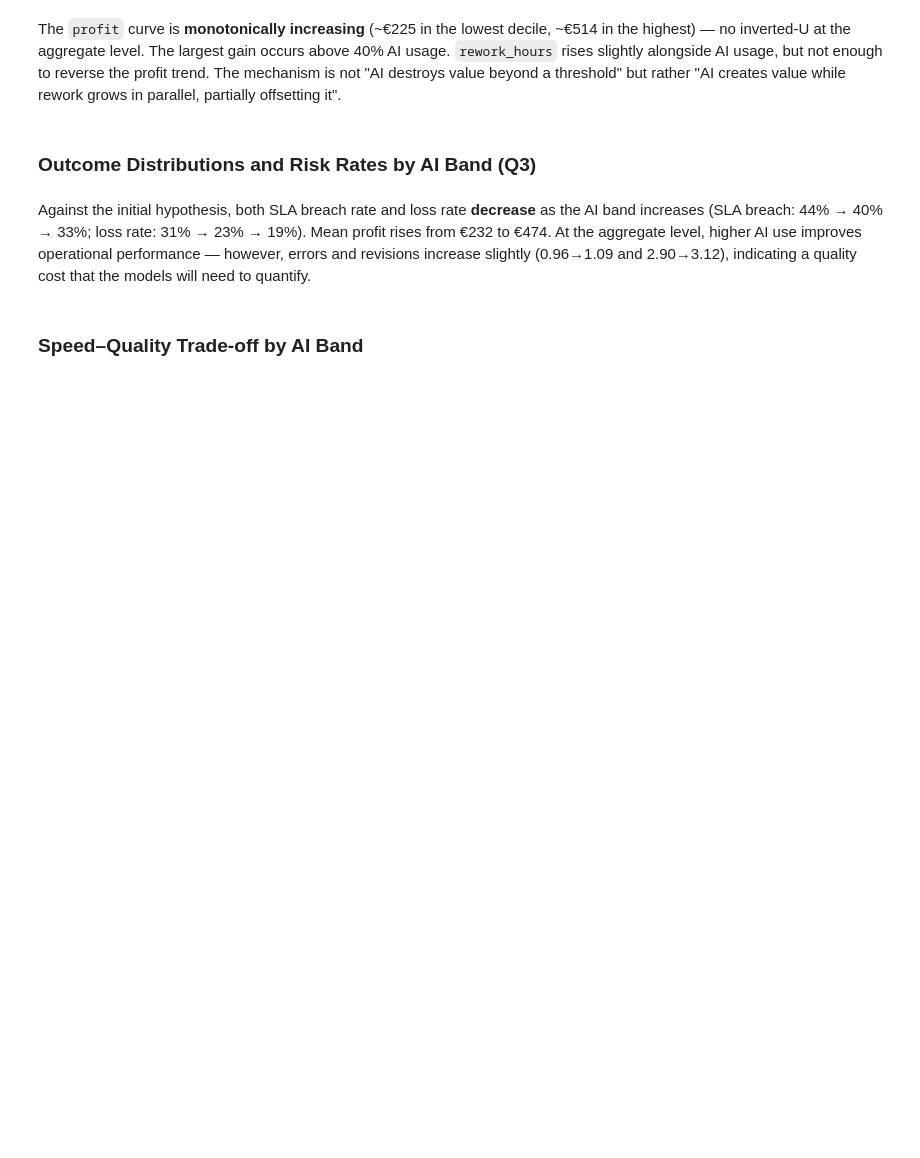
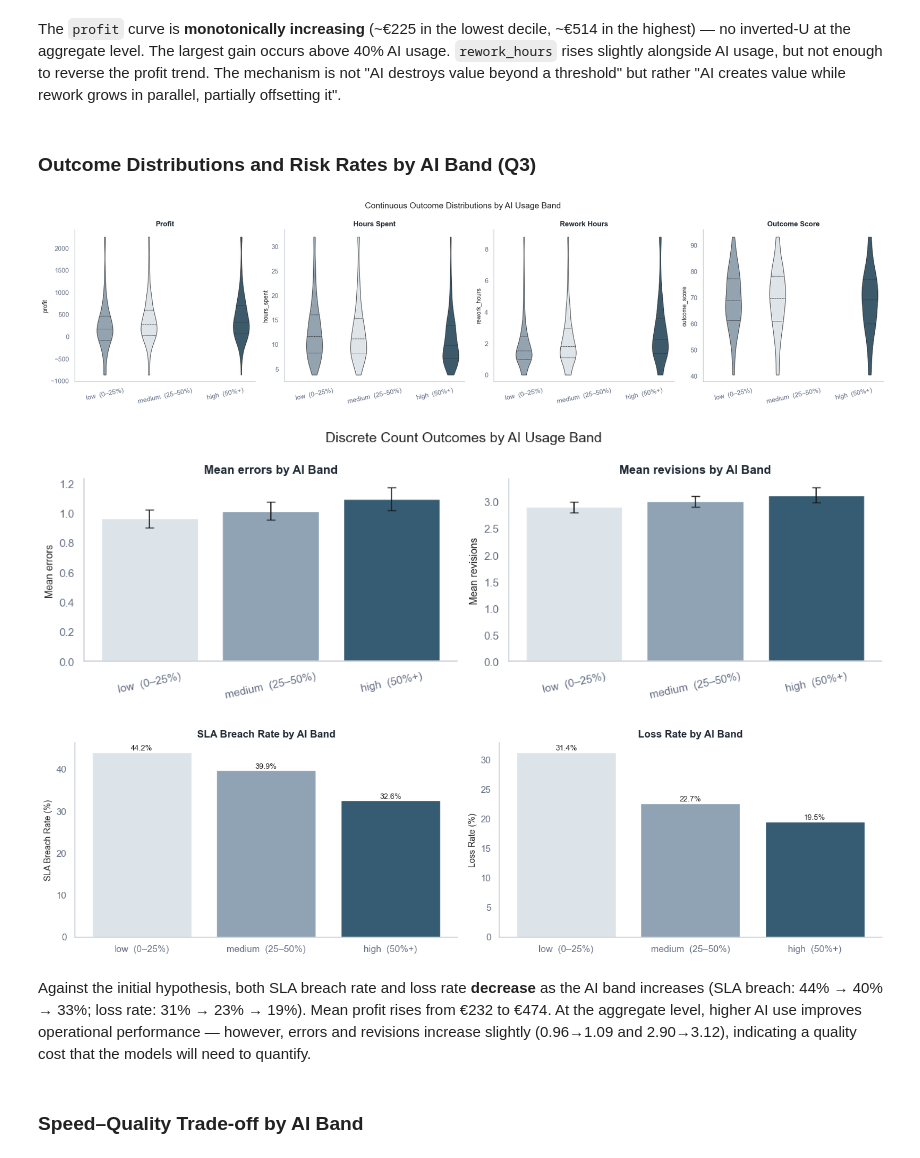
Before and after one commit to tabbba/Machine-Learning-810161, a Jupyter notebook: main.ipynb, the cells around one changed output. Drawn from its saved outputs; the diff is of its cells as text; code cells hidden in the pictures; blank space fills up the shorter version.

```diff
--- a/main.ipynb
+++ b/main.ipynb
@@ -406,7 +491,6 @@ The `profit` curve is **monotonically increasing** (~€225 in the lowest decile
 ### Outcome Distributions and Risk Rates by AI Band (Q3)
 # %%
 df_bands = df.dropna(subset=['ai_band'])
-colors = ['steelblue', 'orange', 'crimson']
 
 # Violin plots — only for continuous outcomes
 fig, axes = plt.subplots(1, 4, figsize=(20, 5))
@@ -415,45 +499,56 @@ for ax, var in zip(axes, ['profit', 'hours_spent', 'rework_hours', 'outcome_scor
     lo, hi = df[var].quantile(0.02), df[var].quantile(0.98)
     plot_data = df_bands.dropna(subset=[var]).copy()
     plot_data[var] = plot_data[var].clip(lo, hi)
-    sns.violinplot(data=plot_data, x='ai_band', y=var, order=band_order,
-                   ax=ax, inner='quartile', cut=0)
-    ax.set_title(var)
+    sns.violinplot(
+        data=plot_data, x='ai_band', y=var, hue='ai_band', order=band_order, hue_order=band_order,
+        palette=band_palette, ax=ax, inner='quartile', cut=0, linewidth=0.8, legend=False
+    )
+    ax.set_title(var.replace('_', ' ').title())
     ax.set_xlabel('')
     ax.tick_params(axis='x', labelrotation=12)
+    finish_ax(ax)
 
 plt.suptitle('Continuous Outcome Distributions by AI Usage Band', fontsize=14)
 plt.tight_layout()
 plt.show()
 
 # Bar charts with 95% CI — for discrete count outcomes
 fig, axes = plt.subplots(1, 2, figsize=(12, 4))
 
 for ax, var in zip(axes, ['errors', 'revisions']):
     stats = df_bands.groupby('ai_band', observed=True)[var].agg(['mean', 'sem']).reindex(band_order)
-    ax.bar(band_order, stats['mean'], yerr=1.96 * stats['sem'],
-           color=colors, edgecolor='white', capsize=5, error_kw={'elinewidth': 1.5})
+    ax.bar(
+        band_order, stats['mean'], yerr=1.96 * stats['sem'],
+        color=band_colors, edgecolor='white', capsize=4, error_kw={'elinewidth': 1.2}
+    )
     ax.set_title(f'Mean {var} by AI Band')
-    ax.set_ylabel(f'mean {var}')
+    ax.set_ylabel(f'Mean {var}')
     ax.set_xlabel('')
     ax.tick_params(axis='x', labelrotation=12)
+    finish_ax(ax)
 
 plt.suptitle('Discrete Count Outcomes by AI Usage Band', fontsize=14)
 plt.tight_layout()
 plt.show()
 
 # SLA breach rate and loss rate side by side
 fig, axes = plt.subplots(1, 2, figsize=(14, 4))
 
 for ax, (col, label) in zip(axes, [('sla_breach', 'SLA Breach Rate'), ('is_loss', 'Loss Rate')]):
     rate = df_bands.groupby('ai_band', observed=True)[col].mean().reindex(band_order).mul(100)
-    bars = ax.bar(band_order, rate, color=colors, edgecolor='white')
+    bars = ax.bar(band_order, rate, color=band_colors, edgecolor='white')
     ax.set_ylabel(f'{label} (%)')
     ax.set_title(f'{label} by AI Band')
     for bar, val in zip(bars, rate):
-        ax.text(bar.get_x() + bar.get_width() / 2, val + 0.3, f'{val:.1f}%', ha='center', fontsize=10)
+        ax.text(bar.get_x() + bar.get_width() / 2, val + 0.3, f'{val:.1f}%', ha='center', fontsize=9)
+    finish_ax(ax)
 
 plt.tight_layout()
 plt.show()
+# %% [output]
+[figure, added]
+[figure, added]
+[figure, added]
 # %% [markdown]
 Against the initial hypothesis, both SLA breach rate and loss rate **decrease** as the AI band increases (SLA breach: 44% → 40% → 33%; loss rate: 31% → 23% → 19%). Mean profit rises from €232 to €474. At the aggregate level, higher AI use improves operational performance — however, errors and revisions increase slightly (0.96→1.09 and 2.90→3.12), indicating a quality cost that the models will need to quantify.
 # %% [markdown]
```
Also changed, not shown: parts of 22 cells of this notebook.
